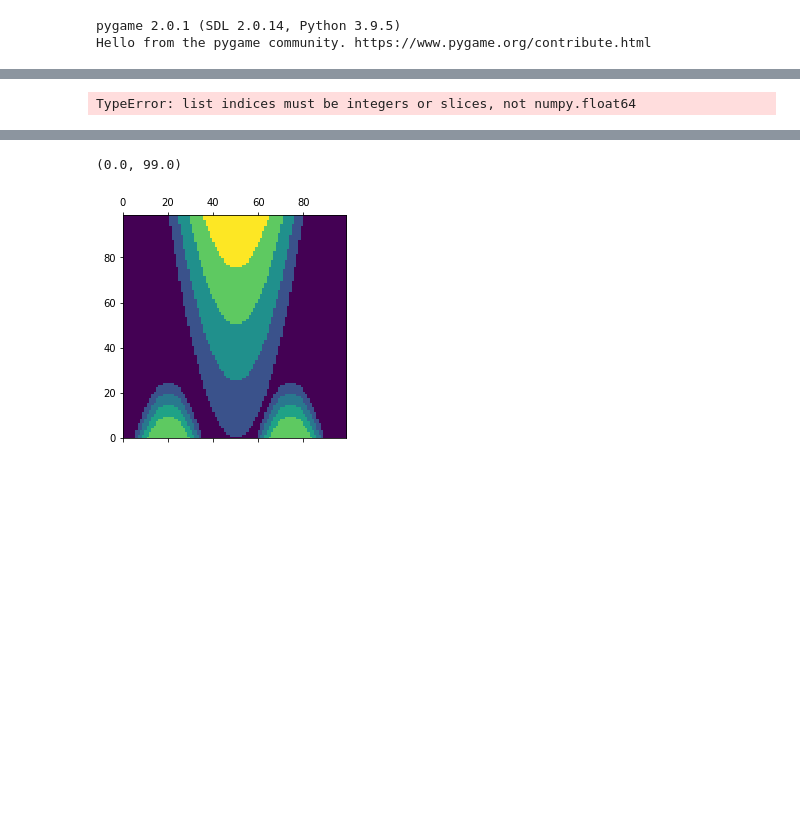
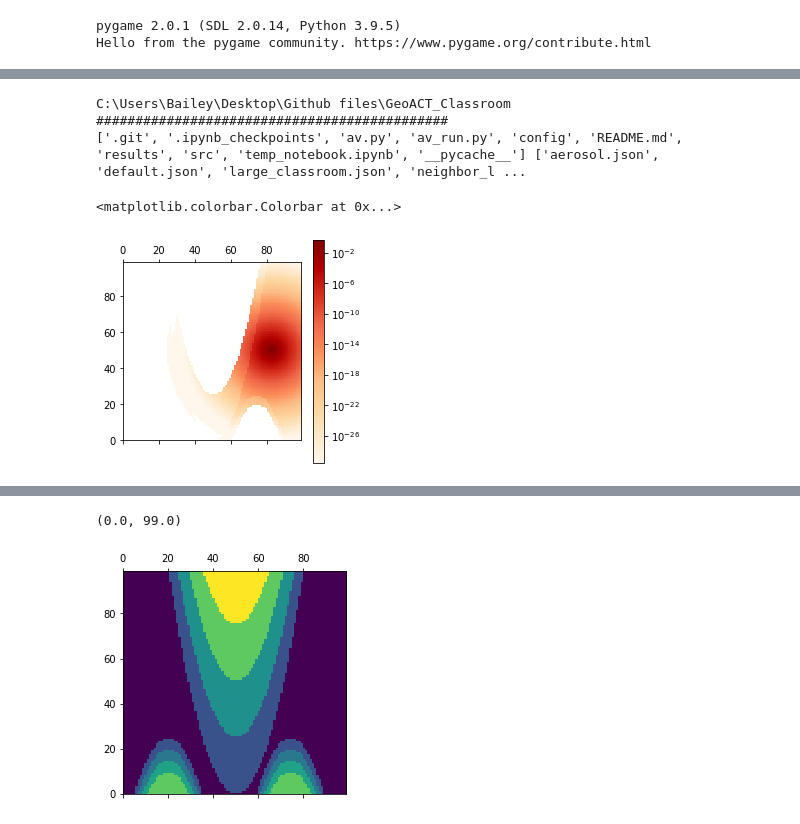
Before and after one commit to covABM/GeoACT_Classroom, a Jupyter notebook: temp_notebook.ipynb, the cells around one changed output, grey strips where cells are left out. Cells and saved outputs as stored; diff of their text form; code cells hidden in the pictures; blank space fills up the shorter version.

```diff
--- a/temp_notebook.ipynb
+++ b/temp_notebook.ipynb
@@ -345,16 +344,41 @@ plt.ylim(0, 100)
 # %%
 import sys
-# sys.path.insert(0, 'C:\\Users\\Bailey\\Desktop\\Github files\\GeoACT_Classroom\src')
+sys.path.insert(0, 'C:\\Users\\Bailey\\Desktop\\Github files\\GeoACT_Classroom\src')
 from infection import generate_infectivity_curves, plot_infectivity_curves, return_aerosol_transmission_rate
+from classroom import make_velocity_distance, make_new_heat, load_parameters
+# %% [output]
+C:\Users\Bailey\Desktop\Github files\GeoACT_Classroom #############################################
+['.git', '.ipynb_checkpoints', 'av.py', 'av_run.py', 'config', 'README.md', 'results', 'src', 'temp_notebook.ipynb', '__pycache__'] ['aerosol.json', 'default.json', 'large_classroom.json', 'neighbor_l ...
+# %%
+w1 = (20, 0)
+w2 = (74, 0)
+door = (20, 96)
+vent = (50, 96) ############### make slider for this maybe ##########
+ws = 8 # 40 centimeters diameter
+vs = 2 # 20 centimeters diameter
+direction_matrix, velocity_matrix = make_velocity_distance(w1, w2, door, vent, ws, vs)
+# test if updates came through
 # %%
-from classroom import *
 room_size = "100x100"
 array_size = [int(room_size.split('x')[0]), int(room_size.split('x')[1])]
 nothings = np.zeros(array_size)
 avg_array = nothings.copy()
 class_flow_pos = load_parameters('config/small_classroom.json')
 class_flow_velocity, class_flow_direction = velocity_matrix, direction_matrix
-temp, initial = make_new_heat(temp, class_flow_pos, class_flow_velocity, class_flow_direction, init_infected_=None)
+old = np.zeros(class_flow_velocity.shape)
+# plt.matshow(old)
+
+# this function runs 1 time per minute
+temp1, initial = make_new_heat(old, class_flow_pos, class_flow_direction, class_flow_velocity, None)
+temp2, initial = make_new_heat(temp1, class_flow_pos, class_flow_direction, class_flow_velocity, initial)
+temp3, initial = make_new_heat(temp2, class_flow_pos, class_flow_direction, class_flow_velocity, initial)
-# %% [output]
-TypeError: list indices must be integers or slices, not numpy.float64
+# %%
+# list(class_flow_pos.keys())
+plt.matshow(temp1, cmap=plt.get_cmap("OrRd"), norm=mpl.colors.LogNorm())
+plt.xlim(0, 99)
+plt.ylim(0, 99)
+plt.colorbar()
+# %% [output]
+<matplotlib.colorbar.Colorbar at 0x...>
+[figure, added]
 # %%
```
Also changed, not shown: parts of 9 cells of this notebook, 2 other files.
